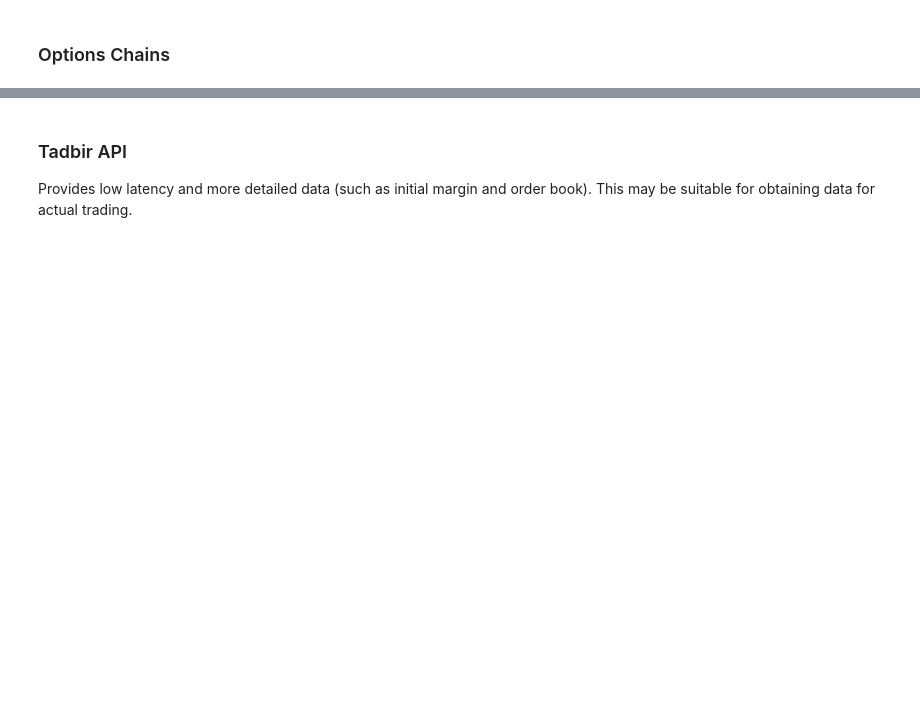
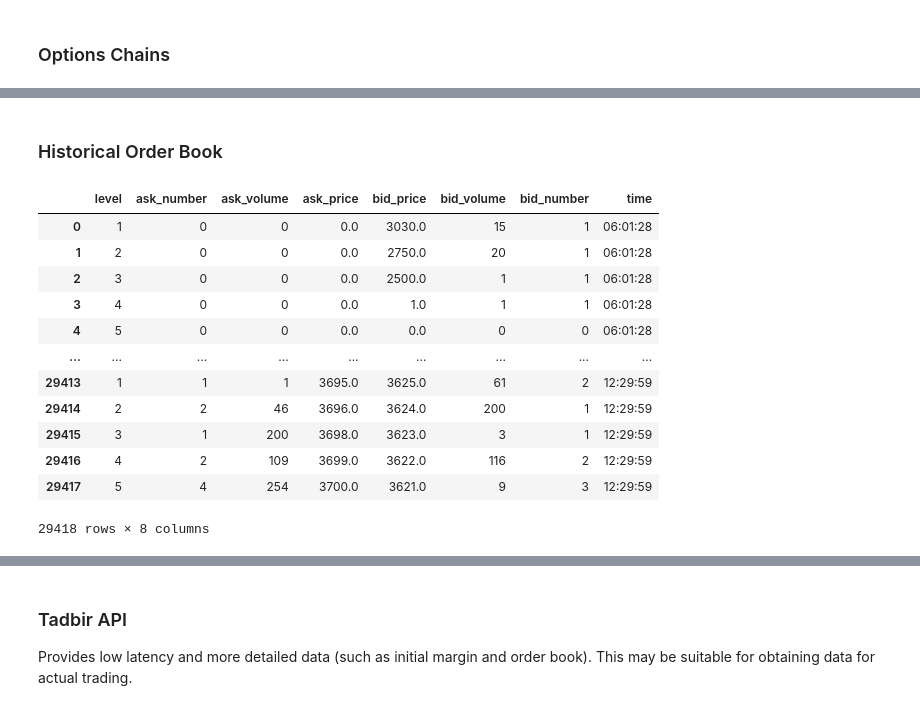
Before and after one commit to masoudghah/TSELiveOptionData, a Jupyter notebook: README.ipynb, the cells around one changed output, grey strips where cells are left out. Drawn from its saved outputs; the diff is of its cells as text; code cells hidden in the pictures; blank space fills up the shorter version.

Commit message:
add historical limit oreder book service

```diff
--- a/README.ipynb
+++ b/README.ipynb
@@ -248,2 +248,26 @@ Strike Price:  13000
 4 rows × 27 columns
 ... (39 outputs left out)
+# %% [markdown]
+### Historical Order Book
+# %%
+from tseopt import fetch_historical_lob
+
+jalali_date = "1403-10-24"
+tse_code = "17091434834979599" # ضهرم1110
+
+all_lob = fetch_historical_lob(tse_code=tse_code, jalali_date=jalali_date)
+display(all_lob)
+# %% [output]
+|  | level | ask_number | ask_volume | ask_price | bid_price | bid_volume | bid_number | time |
+| 0 | 1 | 0 | 0 | 0.0 | 3030.0 | 15 | 1 | 06:01:28 |
+| 1 | 2 | 0 | 0 | 0.0 | 2750.0 | 20 | 1 | 06:01:28 |
+| 2 | 3 | 0 | 0 | 0.0 | 2500.0 | 1 | 1 | 06:01:28 |
+| 3 | 4 | 0 | 0 | 0.0 | 1.0 | 1 | 1 | 06:01:28 |
+| 4 | 5 | 0 | 0 | 0.0 | 0.0 | 0 | 0 | 06:01:28 |
+| ... | ... | ... | ... | ... | ... | ... | ... | ... |
+| 29413 | 1 | 1 | 1 | 3695.0 | 3625.0 | 61 | 2 | 12:29:59 |
+| 29414 | 2 | 2 | 46 | 3696.0 | 3624.0 | 200 | 1 | 12:29:59 |
+| 29415 | 3 | 1 | 200 | 3698.0 | 3623.0 | 3 | 1 | 12:29:59 |
+| 29416 | 4 | 2 | 109 | 3699.0 | 3622.0 | 116 | 2 | 12:29:59 |
+| 29417 | 5 | 4 | 254 | 3700.0 | 3621.0 | 9 | 3 | 12:29:59 |
+29418 rows × 8 columns
```
Also changed, not shown: parts of 13 cells of this notebook, 7 other files.
